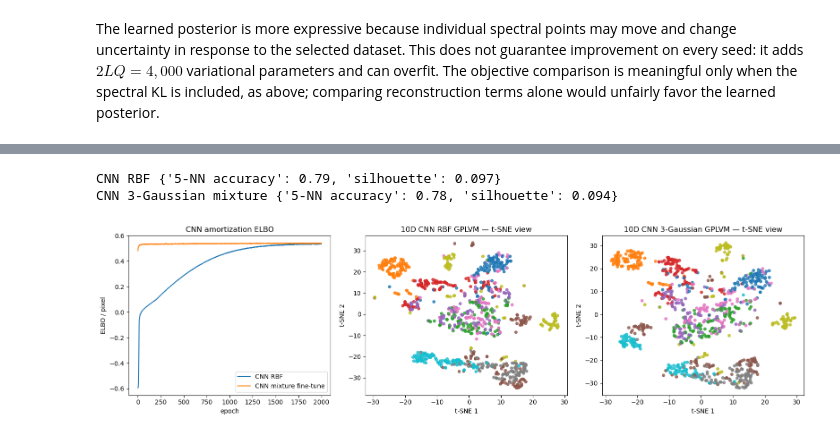
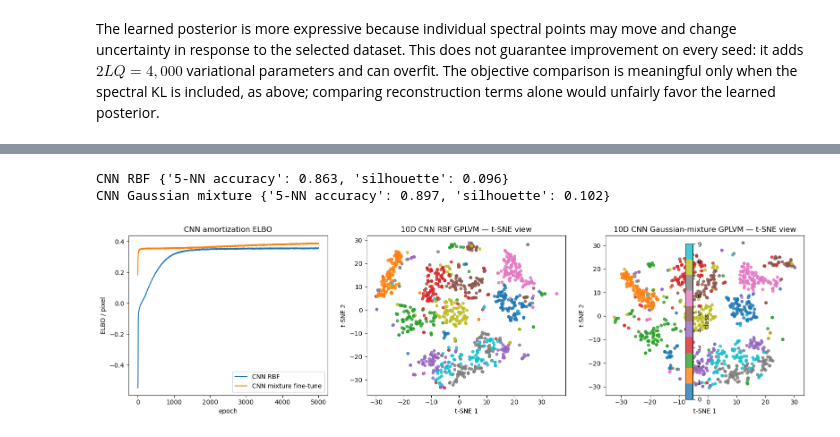
Before and after one commit to OLMOS-PM/GPPS_2026, a Jupyter notebook: gp_gplvm_mnist_demo.ipynb, the cells around one changed output, grey strips where cells are left out. Saved outputs shown, nothing was run; the diff lists cells and outputs as text; code cells hidden in the pictures.

```diff
--- a/gp_gplvm_mnist_demo.ipynb
+++ b/gp_gplvm_mnist_demo.ipynb
@@ -128,15 +128,17 @@ print("device:", device)
 device: cuda
 # %%
 # Shared configuration for every GPLVM variant in this notebook.
-DATASET_NAME = "FMNIST"  # Choose "MNIST" or "FMNIST" (Fashion-MNIST).
+DATASET_NAME = "MNIST"  # Choose "MNIST" or "FMNIST" (Fashion-MNIST).
 LATENT_DIM = 10
 NUM_FOURIER_SAMPLES = 400
-NUM_EPOCHS = 2000
-PRINT_EVERY = 100
-TSNE_NUM_POINTS = 2000
+NUM_GAUSSIAN_COMPONENTS = 8
+NUM_EPOCHS = 5000
+PRINT_EVERY = 200
+TSNE_NUM_POINTS = 4000
 
 print(
     f"configuration: dataset={DATASET_NAME}, Q={LATENT_DIM}, L={NUM_FOURIER_SAMPLES}, "
+    f"Gaussian components={NUM_GAUSSIAN_COMPONENTS}, "
     f"epochs={NUM_EPOCHS}, print_every={PRINT_EVERY}, "
     f"t-SNE points={TSNE_NUM_POINTS}"
 )
@@ -339,7 +341,9 @@ likelihood parameters; only its spectral family is replaced before fine-tuning.
 mixture_model = AmortizedRFFGPLVM(
     observed_dim=images.shape[1], latent_dim=LATENT_DIM,
     num_frequencies=NUM_FOURIER_SAMPLES,
-    spectral_prior=ThreeGaussianSpectralPrior(latent_dim=LATENT_DIM),
+    spectral_prior=GaussianMixtureSpectralPrior(
+        latent_dim=LATENT_DIM, num_components=NUM_GAUSSIAN_COMPONENTS,
+    ),
 ).to(device)
 mixture_model.encoder.load_state_dict(copy.deepcopy(rbf_model.encoder.state_dict()))
 with torch.no_grad():
@@ -488,7 +473,7 @@ def embedding_metrics(z, labels):
         "silhouette": silhouette(z, labels),
     }
 
-for name, z in [("RBF", z_rbf), ("3-Gaussian mixture", z_mix)]:
+for name, z in [("RBF", z_rbf), ("Gaussian mixture", z_mix)]:
     metrics = embedding_metrics(z, labels)
     print(name, {k: round(v, 3) for k, v in metrics.items()})
 
@@ -500,7 +485,7 @@ axes[1].plot(rbf_history.kl_x_per_example, label="RBF")
 axes[1].plot(mixture_history.kl_x_per_example, label="mixture")
 axes[1].set(title="KL(q(X)||p(X)) / example", xlabel="epoch"); axes[1].legend()
 weights = summary["weights"]
-axes[2].bar(np.arange(1, 4), weights)
+axes[2].bar(np.arange(1, len(weights) + 1), weights)
 axes[2].set(title="learned spectral weights", xlabel="component", ylim=(0, 1))
 plt.tight_layout()
 # %% [output]
@@ -634,11 +640,13 @@ cnn_rbf_history = train_model(
     beta_warmup_epochs=200, print_every=PRINT_EVERY,
 )
 
-# Three-Gaussian GPLVM with the same CNN amortization architecture and tied q(W)=p(W).
+# Gaussian-mixture GPLVM with the same CNN amortization architecture and tied q(W)=p(W).
 cnn_mixture_model = AmortizedRFFGPLVM(
     observed_dim=images.shape[1], latent_dim=LATENT_DIM,
     num_frequencies=NUM_FOURIER_SAMPLES,
-    spectral_prior=ThreeGaussianSpectralPrior(latent_dim=LATENT_DIM),
+    spectral_prior=GaussianMixtureSpectralPrior(
+        latent_dim=LATENT_DIM, num_components=NUM_GAUSSIAN_COMPONENTS,
+    ),
     encoder_type="cnn",
 ).to(device)
 cnn_mixture_model.encoder.load_state_dict(copy.deepcopy(cnn_rbf_model.encoder.state_dict()))
@@ -672,22 +680,22 @@ epoch 1100 | loss -0.4888 | log p/pixel 0.5346 | KL(X)/example 35.961 | KL(W) 0.
 # %%
 z_cnn_rbf = latent_means(cnn_rbf_model, images)
 z_cnn_mixture = latent_means(cnn_mixture_model, images)
 z_cnn_rbf_tsne = tsne_projection(z_cnn_rbf[visualization_indices], steps=500, seed=SEED)
 z_cnn_mixture_tsne = tsne_projection(z_cnn_mixture[visualization_indices], steps=500, seed=SEED)
-for name, z in [("CNN RBF", z_cnn_rbf), ("CNN 3-Gaussian mixture", z_cnn_mixture)]:
+for name, z in [("CNN RBF", z_cnn_rbf), ("CNN Gaussian mixture", z_cnn_mixture)]:
     values = embedding_metrics(z, labels)
     print(name, {key: round(value, 3) for key, value in values.items()})
 
 fig, axes = plt.subplots(1, 3, figsize=(16, 4.5))
 axes[0].plot(-np.asarray(cnn_rbf_history.loss), label="CNN RBF")
 axes[0].plot(-np.asarray(cnn_mixture_history.loss), label="CNN mixture fine-tune")
 axes[0].set(title="CNN amortization ELBO", xlabel="epoch", ylabel="ELBO / pixel")
 axes[0].legend()
 plot_embedding(z_cnn_rbf_tsne, labels[visualization_indices], "10D CNN RBF GPLVM — t-SNE view", axes[1])
-plot_embedding(z_cnn_mixture_tsne, labels[visualization_indices], "10D CNN 3-Gaussian GPLVM — t-SNE view", axes[2])
-#fig.colorbar(axes[2].collections[0], ax=axes[1:], ticks=range(10), label="class")
+plot_embedding(z_cnn_mixture_tsne, labels[visualization_indices], "10D CNN Gaussian-mixture GPLVM — t-SNE view", axes[2])
+fig.colorbar(axes[2].collections[0], ax=axes[1:], ticks=range(10), label="class")
 plt.tight_layout()
 # %% [output]
-CNN RBF {'5-NN accuracy': 0.79, 'silhouette': 0.097}
-CNN 3-Gaussian mixture {'5-NN accuracy': 0.78, 'silhouette': 0.094}
+CNN RBF {'5-NN accuracy': 0.863, 'silhouette': 0.096}
+CNN Gaussian mixture {'5-NN accuracy': 0.897, 'silhouette': 0.102}
-[figure, old version]
+[figure, new version]
```
Also changed, not shown: parts of 18 cells of this notebook, 2 other files.
